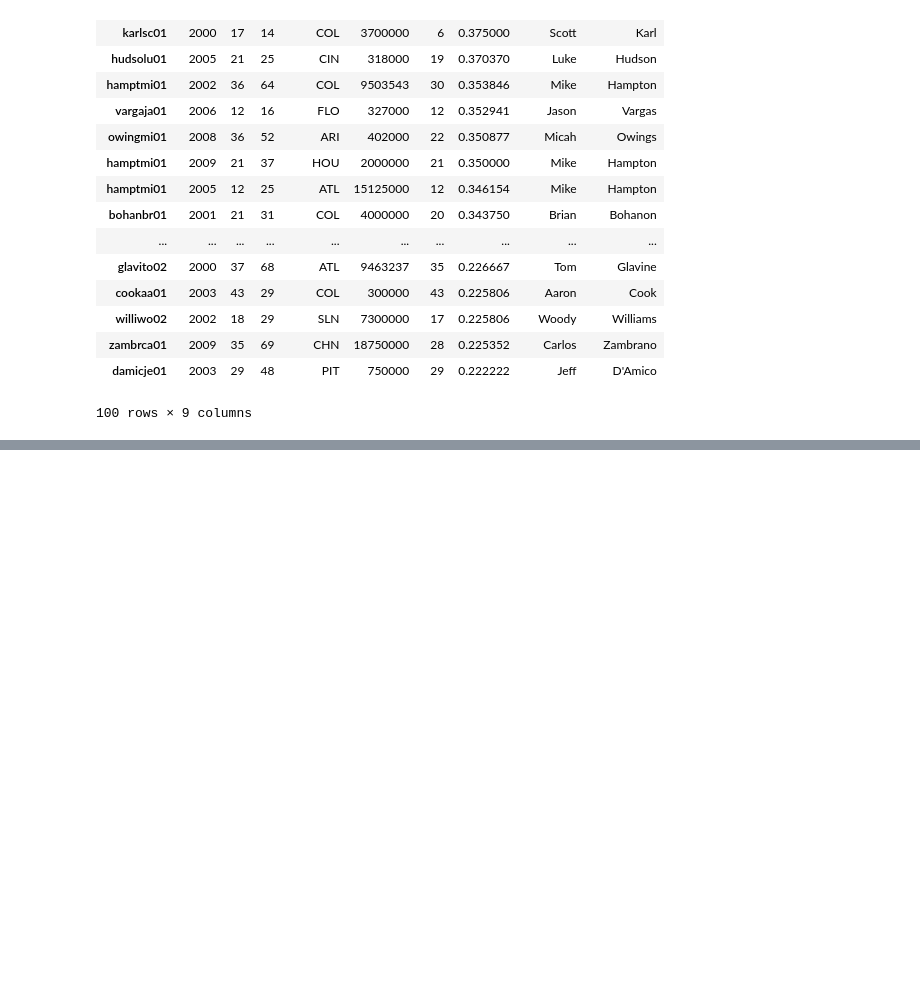
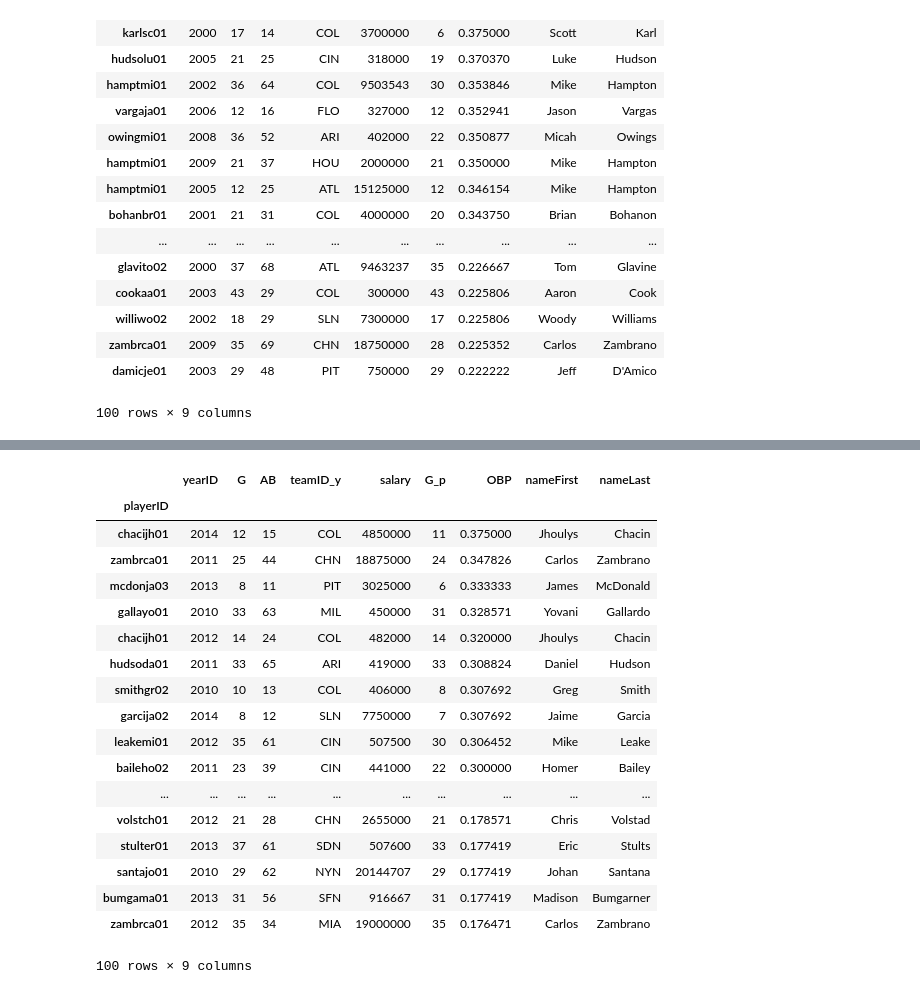
Before and after one commit to tiy-gvl-python-2015-09/moneyball, a Jupyter notebook: Moneyball -- Hard Mode.ipynb, the cells around one changed output, grey strips where cells are left out. Cells and saved outputs as stored; diff of their text form; code cells hidden in the pictures; blank space fills up the shorter version.

Commit message:
All 10's team selected

```diff
--- a/Moneyball -- Hard Mode.ipynb
+++ b/Moneyball -- Hard Mode.ipynb
@@ -172,3 +173,19 @@ pitchers_00s[0:100]
 | zambrca01 | 2009 | 35 | 69 | CHN | 18750000 | 28 | 0.225352 | Carlos | Zambrano |
 | damicje01 | 2003 | 29 | 48 | PIT | 750000 | 29 | 0.222222 | Jeff | D'Amico |
 100 rows × 9 columns
+# %%
+batting_10s = batting[batting.yearID.isin([2010, 2011, 2012, 2013, 2014])]
+salaries_10s = salaries[salaries.yearID.isin([2010, 2011, 2012, 2013, 2014])]
+appearances_10s = appearances[appearances.yearID.isin([2010, 2011, 2012, 2013, 2014])]
+everything_10s = pd.merge(batting_10s, salaries_10s, how="inner", left_on=["yearID", "playerID"], right_on=["yearID", "playerID"])
+everything_10s = pd.merge(everything_10s, appearances_10s, how="inner", left_on=["yearID", "playerID"], right_on=["yearID", "playerID"])
+# %%
+everything_10s = everything_10s.set_index(["playerID"])
+everything_10s = everything_10s.drop(["stint", "teamID_x", "lgID_x", "lgID_y"], axis=1)
+everything_10s = everything_10s.drop(["teamID", "lgID", "G_all", "GS", "G_batting", "G_defense", "G_pr", "G_ph", "G_dh"], axis=1)
+everything_10s = everything_10s.drop(["R", "2B", "3B", "HR", "RBI", "SB", "CS", "SO", "SH", "GIDP", "IBB"], axis=1)
+everything_10s["OBP"] = (everything_10s.H + everything_10s.HBP + everything_10s.BB) / (everything_10s.AB + everything_10s.BB + everything_10s.HBP +everything_10s.SF)
+everything_10s = everything_10s.sort(axis=0)
+everything_10s = everything_10s[pd.notnull(everything_10s['OBP'])]
+everything_10s = everything_10s.drop_duplicates(["yearID", "G", "AB"])
+everything_10s = everything_10s.drop(["H", "BB", "HBP", "SF"], axis=1)
@@ -174,0 +215,7 @@ pitchers_00s[0:100]
+# %%
+pitchers_10s = everything_10s.drop(everything_10s[everything_10s.G_p <= 1].index)
+pitchers_10s = pitchers_10s.drop(["G_c", "G_1b", "G_c", "G_2b", "G_3b", "G_ss", "G_lf", "G_cf", "G_rf", "G_of"], axis=1)
+pitchers_10s = pd.merge(pitchers_10s, master, how="inner", left_index=True, right_on="playerID")
+pitchers_10s = pitchers_10s.set_index(["playerID"])
+pitchers_10s = pitchers_10s.sort(columns="OBP", axis=0, ascending=False)
+pitchers_10s = pitchers_10s.drop(pitchers_10s[pitchers_10s.AB < 10].index)
@@ -174,0 +243,22 @@ pitchers_00s[0:100]
+# %%
+pitchers_10s[0:100]
+# %% [output]
+|  | yearID | G | AB | teamID_y | salary | G_p | OBP | nameFirst | nameLast |
+| playerID |  |  |  |  |  |  |  |  |  |
+| chacijh01 | 2014 | 12 | 15 | COL | 4850000 | 11 | 0.375000 | Jhoulys | Chacin |
+| zambrca01 | 2011 | 25 | 44 | CHN | 18875000 | 24 | 0.347826 | Carlos | Zambrano |
+| mcdonja03 | 2013 | 8 | 11 | PIT | 3025000 | 6 | 0.333333 | James | McDonald |
+| gallayo01 | 2010 | 33 | 63 | MIL | 450000 | 31 | 0.328571 | Yovani | Gallardo |
+| chacijh01 | 2012 | 14 | 24 | COL | 482000 | 14 | 0.320000 | Jhoulys | Chacin |
+| hudsoda01 | 2011 | 33 | 65 | ARI | 419000 | 33 | 0.308824 | Daniel | Hudson |
+| smithgr02 | 2010 | 10 | 13 | COL | 406000 | 8 | 0.307692 | Greg | Smith |
+| garcija02 | 2014 | 8 | 12 | SLN | 7750000 | 7 | 0.307692 | Jaime | Garcia |
+| leakemi01 | 2012 | 35 | 61 | CIN | 507500 | 30 | 0.306452 | Mike | Leake |
+| baileho02 | 2011 | 23 | 39 | CIN | 441000 | 22 | 0.300000 | Homer | Bailey |
+| ... | ... | ... | ... | ... | ... | ... | ... | ... | ... |
+| volstch01 | 2012 | 21 | 28 | CHN | 2655000 | 21 | 0.178571 | Chris | Volstad |
+| stulter01 | 2013 | 37 | 61 | SDN | 507600 | 33 | 0.177419 | Eric | Stults |
+| santajo01 | 2010 | 29 | 62 | NYN | 20144707 | 29 | 0.177419 | Johan | Santana |
+| bumgama01 | 2013 | 31 | 56 | SFN | 916667 | 31 | 0.177419 | Madison | Bumgarner |
+| zambrca01 | 2012 | 35 | 34 | MIA | 19000000 | 35 | 0.176471 | Carlos | Zambrano |
+100 rows × 9 columns
```
Also changed, not shown: parts of 4 cells of this notebook.
